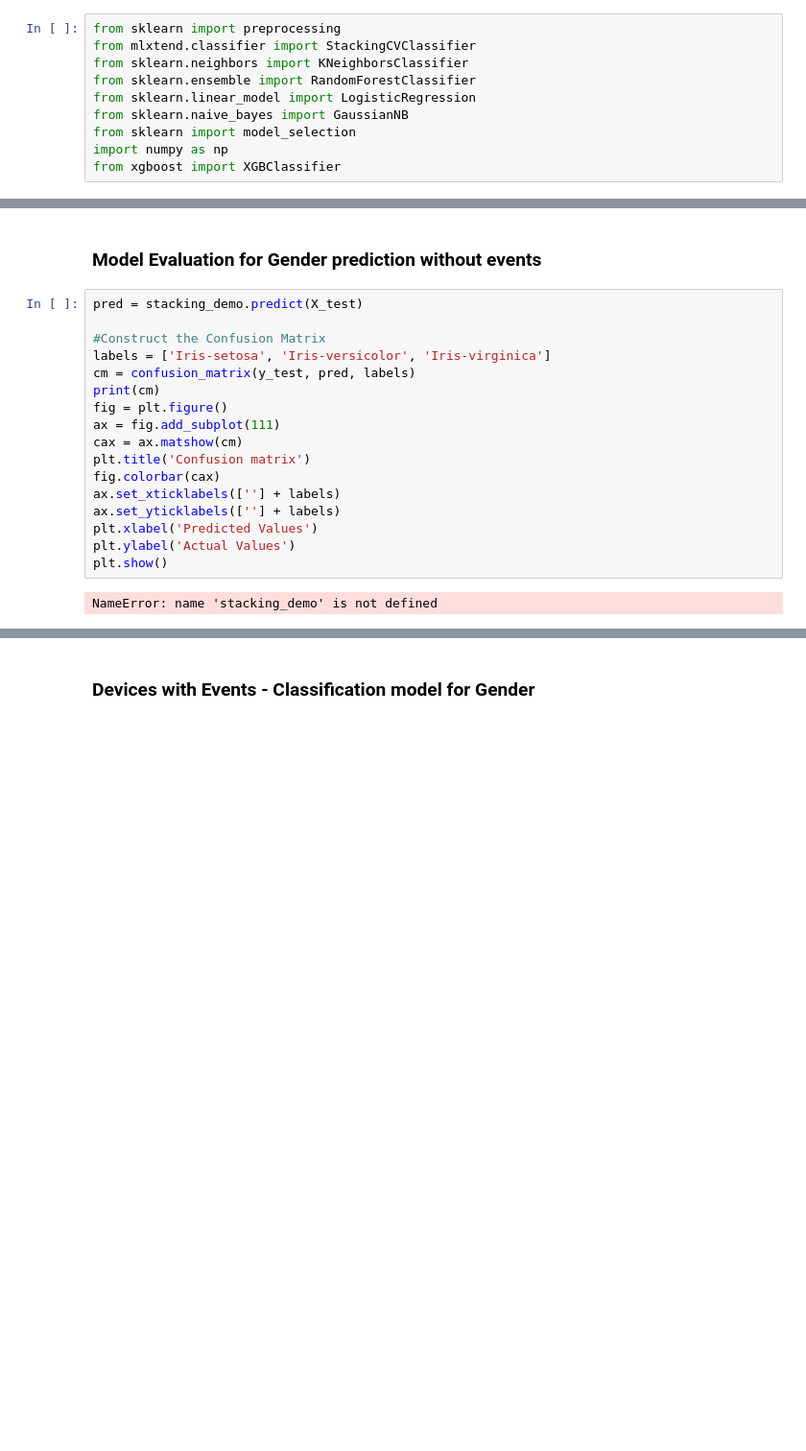
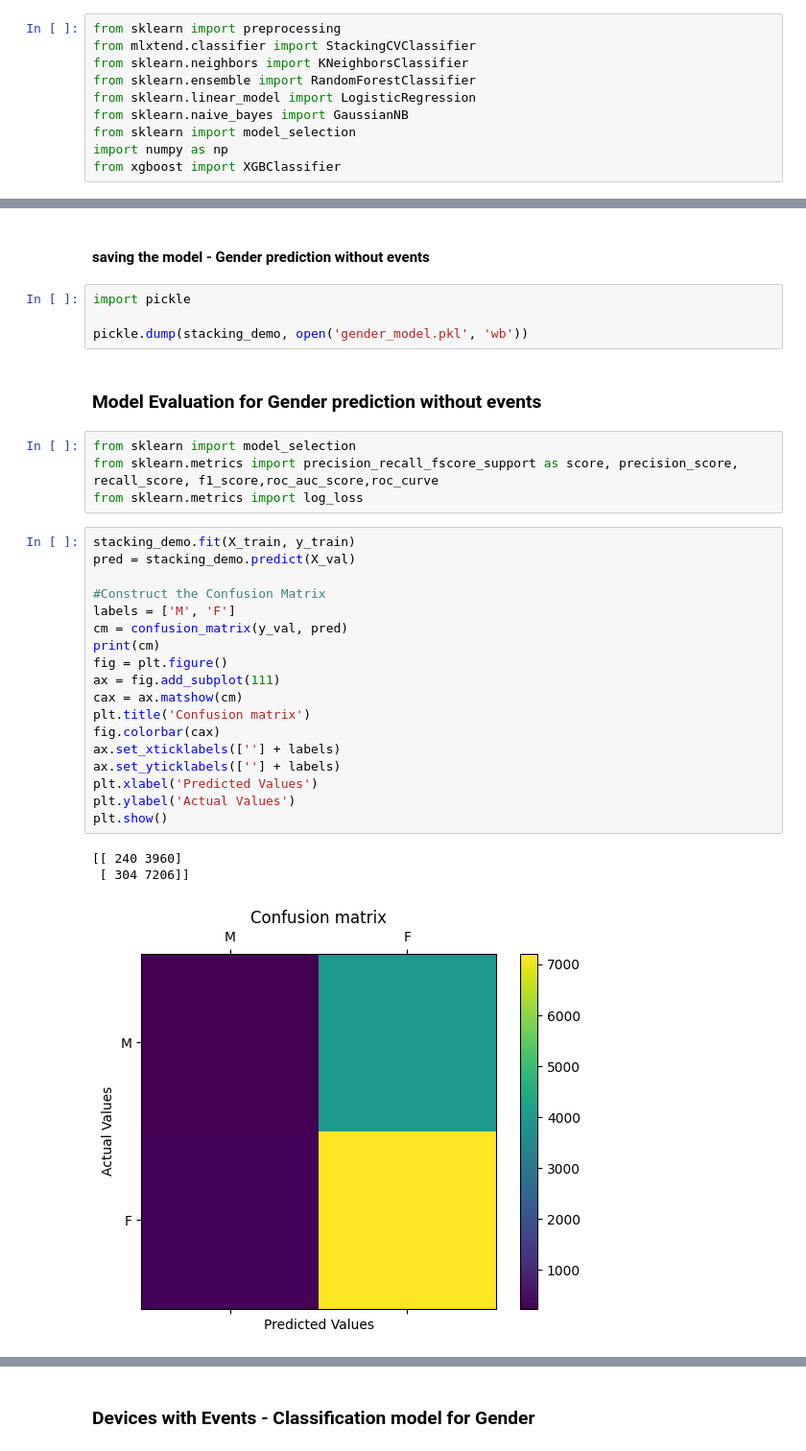
Before and after one commit to krishnabansuri/UpgradCapstonePrjTelcom2022, a Jupyter notebook: MLC_CapstoneProject__FinalSubmission_Krishnabansuri_K/CapstoneKrishna2023-ModelBuilding.ipynb, the cells around one changed output, grey strips where cells are left out. Shown at 96% size. Saved outputs shown, nothing was run; the diff lists cells and outputs as text; blank space fills up the shorter version.

```diff
--- a/MLC_CapstoneProject__FinalSubmission_Krishnabansuri_K/CapstoneKrishna2023-ModelBuilding.ipynb
+++ b/MLC_CapstoneProject__FinalSubmission_Krishnabansuri_K/CapstoneKrishna2023-ModelBuilding.ipynb
@@ -1674,23 +1668,36 @@ Accuracy: 0.58 (+/- 0.01) [lr]
 Accuracy: 0.58 (+/- 0.00) [Random Forest]
 Accuracy: nan (+/- nan) [StackingClassifier]
+# %% [markdown]
+#### saving the model - Gender prediction without events
+# %%
+import pickle
+
+pickle.dump(stacking_demo, open('gender_model.pkl', 'wb'))
 # %% [markdown]
 ### Model Evaluation for Gender prediction without events
+# %%
+from sklearn import model_selection
+from sklearn.metrics import precision_recall_fscore_support as score, precision_score, recall_score, f1_score,roc_auc_score,roc_curve
+from sklearn.metrics import log_loss
 # %%
-pred = stacking_demo.predict(X_test)
+stacking_demo.fit(X_train, y_train)
+pred = stacking_demo.predict(X_val)
 
 #Construct the Confusion Matrix
-labels = ['Iris-setosa', 'Iris-versicolor', 'Iris-virginica']
-cm = confusion_matrix(y_test, pred, labels)
+labels = ['M', 'F']
+cm = confusion_matrix(y_val, pred)
 print(cm)
 fig = plt.figure()
 ax = fig.add_subplot(111)
 cax = ax.matshow(cm)
 plt.title('Confusion matrix')
 fig.colorbar(cax)
 ax.set_xticklabels([''] + labels)
 ax.set_yticklabels([''] + labels)
 plt.xlabel('Predicted Values')
 plt.ylabel('Actual Values')
 plt.show()
 # %% [output]
-NameError: name 'stacking_demo' is not defined
+[[ 240 3960]
+ [ 304 7206]]
+[figure, added]
```
Also changed, not shown: parts of 39 cells of this notebook, 12 other files.
